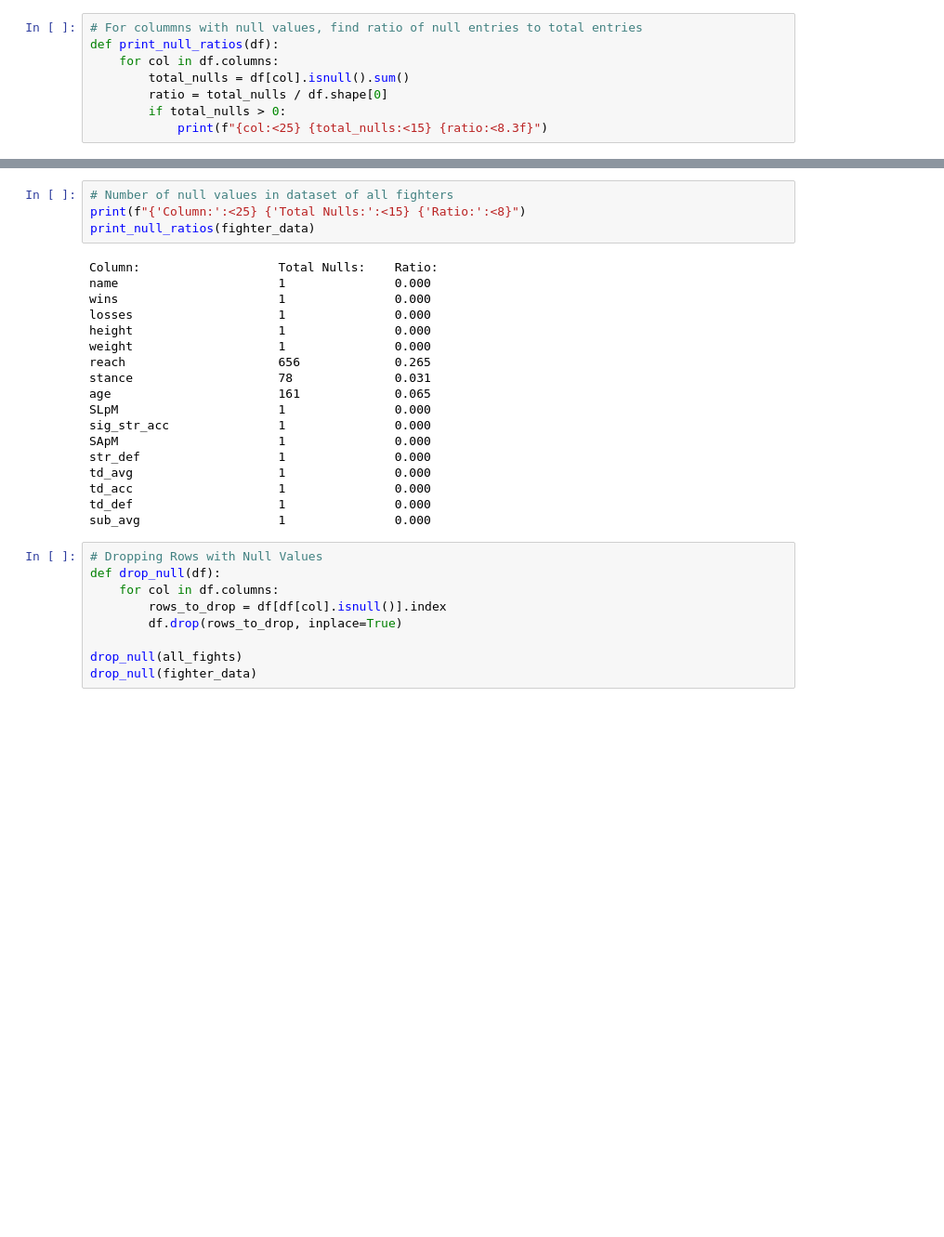
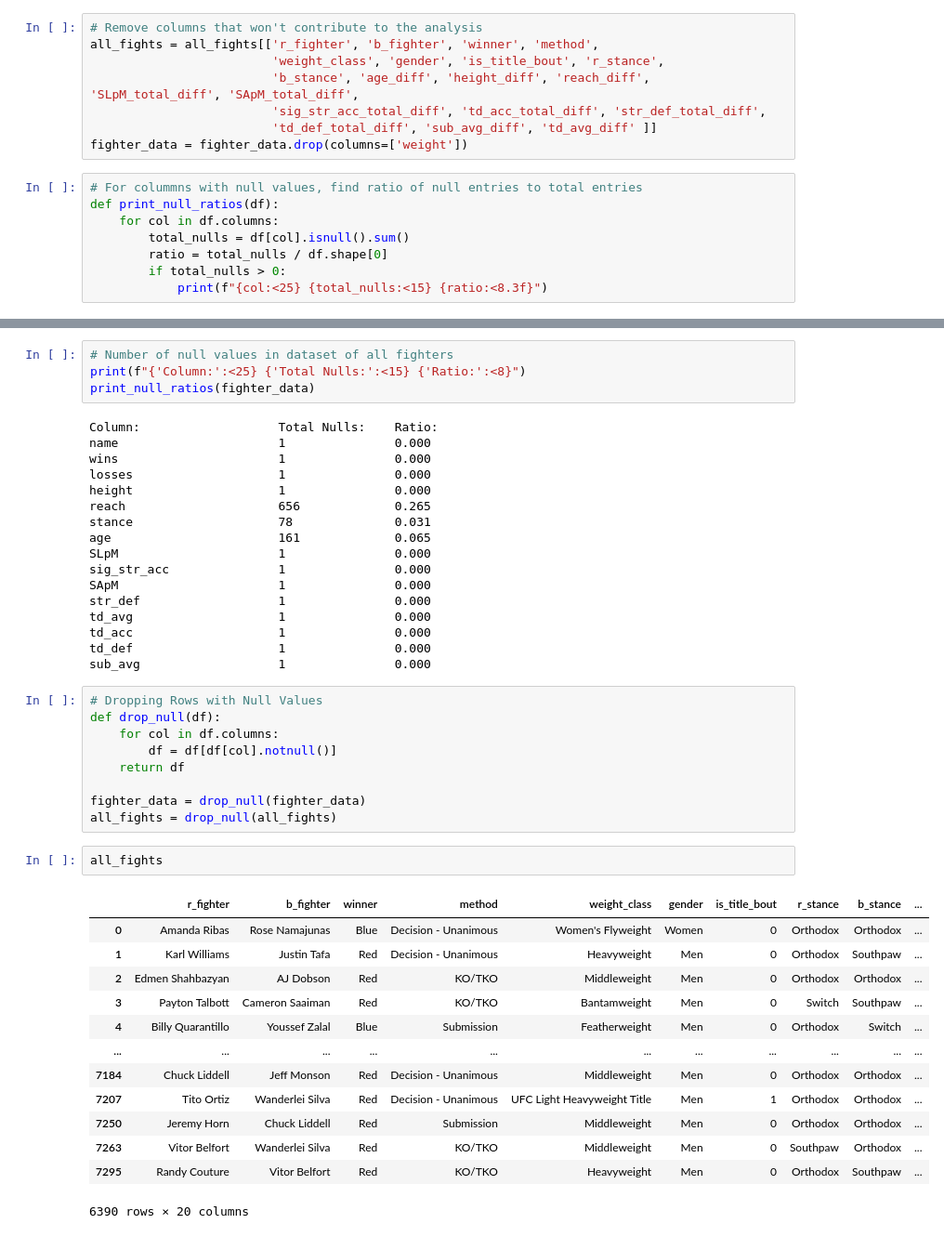
Before and after one commit to jmanlang/ufc-data-analysis, a Jupyter notebook: analysis.ipynb, the cells around one changed output, grey strips where cells are left out. Shown at 93% size. Drawn from its saved outputs; the diff is of its cells as text; blank space fills up the shorter version.

```diff
--- a/analysis.ipynb
+++ b/analysis.ipynb
@@ -31,6 +44,14 @@ fighter_data.head()
 # Remove duplicates
 all_fights.drop_duplicates(inplace=True)
 fighter_data.drop_duplicates(inplace=True)
+# %%
+# Remove columns that won't contribute to the analysis
+all_fights = all_fights[['r_fighter', 'b_fighter', 'winner', 'method',
+                         'weight_class', 'gender', 'is_title_bout', 'r_stance',
+                         'b_stance', 'age_diff', 'height_diff', 'reach_diff', 'SLpM_total_diff', 'SApM_total_diff',
+                         'sig_str_acc_total_diff', 'td_acc_total_diff', 'str_def_total_diff',
+                         'td_def_total_diff', 'sub_avg_diff', 'td_avg_diff' ]]
+fighter_data = fighter_data.drop(columns=['weight'])
 # %%
 # For colummns with null values, find ratio of null entries to total entries
 def print_null_ratios(df):
@@ -65,7 +80,6 @@ name                      1               0.000
 wins                      1               0.000
 losses                    1               0.000
 height                    1               0.000
-weight                    1               0.000
 reach                     656             0.265
 stance                    78              0.031
 age                       161             0.065
@@ -81,8 +95,24 @@ sub_avg                   1               0.000
 # Dropping Rows with Null Values
 def drop_null(df):
     for col in df.columns:
-        rows_to_drop = df[df[col].isnull()].index
-        df.drop(rows_to_drop, inplace=True)
+        df = df[df[col].notnull()]
+    return df
 
-drop_null(all_fights)
-drop_null(fighter_data)
+fighter_data = drop_null(fighter_data)
+all_fights = drop_null(all_fights)
+# %%
+all_fights
+# %% [output]
+|  | r_fighter | b_fighter | winner | method | weight_class | gender | is_title_bout | r_stance | b_stance | ... |
+| 0 | Amanda Ribas | Rose Namajunas | Blue | Decision - Unanimous | Women's Flyweight | Women | 0 | Orthodox | Orthodox | ... |
+| 1 | Karl Williams | Justin Tafa | Red | Decision - Unanimous | Heavyweight | Men | 0 | Orthodox | Southpaw | ... |
+| 2 | Edmen Shahbazyan | AJ Dobson | Red | KO/TKO | Middleweight | Men | 0 | Orthodox | Orthodox | ... |
+| 3 | Payton Talbott | Cameron Saaiman | Red | KO/TKO | Bantamweight | Men | 0 | Switch | Southpaw | ... |
+| 4 | Billy Quarantillo | Youssef Zalal | Blue | Submission | Featherweight | Men | 0 | Orthodox | Switch | ... |
+| ... | ... | ... | ... | ... | ... | ... | ... | ... | ... | ... |
+| 7184 | Chuck Liddell | Jeff Monson | Red | Decision - Unanimous | Middleweight | Men | 0 | Orthodox | Orthodox | ... |
+| 7207 | Tito Ortiz | Wanderlei Silva | Red | Decision - Unanimous | UFC Light Heavyweight Title | Men | 1 | Orthodox | Orthodox | ... |
+| 7250 | Jeremy Horn | Chuck Liddell | Red | Submission | Middleweight | Men | 0 | Orthodox | Orthodox | ... |
+| 7263 | Vitor Belfort | Wanderlei Silva | Red | KO/TKO | Middleweight | Men | 0 | Southpaw | Orthodox | ... |
+| 7295 | Randy Couture | Vitor Belfort | Red | KO/TKO | Heavyweight | Men | 0 | Orthodox | Southpaw | ... |
+6390 rows × 20 columns
```
Also changed, not shown: parts of 5 cells of this notebook.
